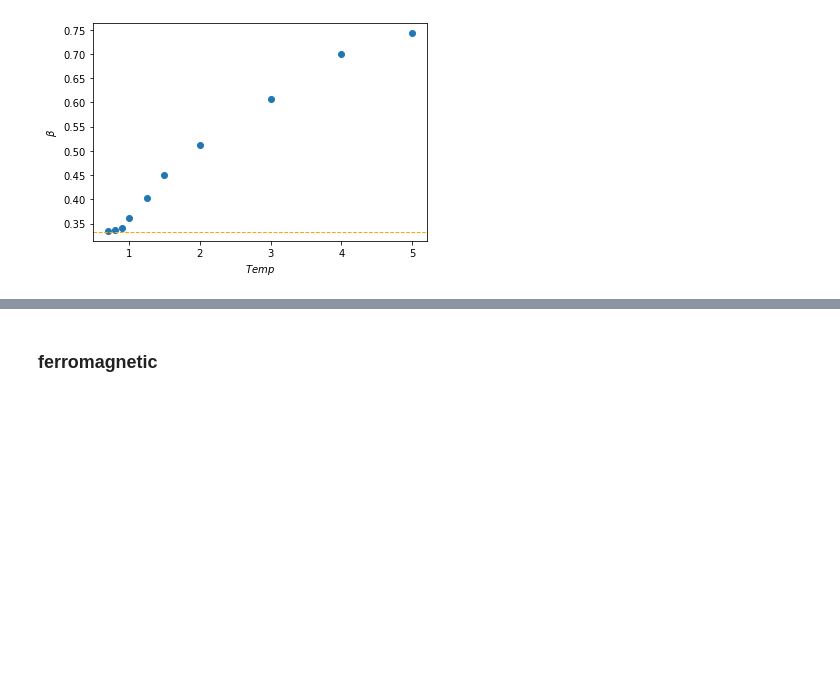
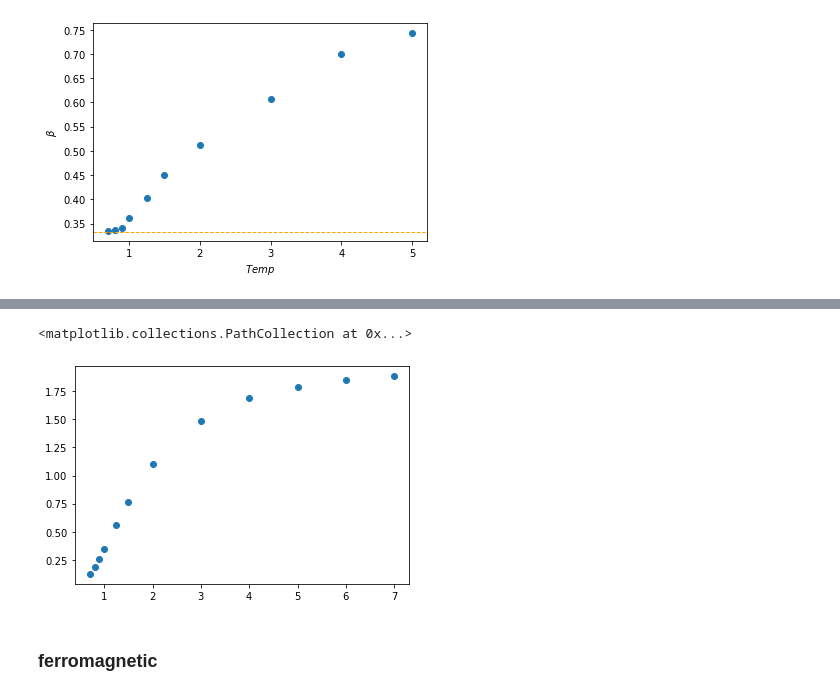
Before and after one commit to zlatovladdka/2d-spin-glasses, a Jupyter notebook: Ising.ipynb, the cells around one changed output, grey strips where cells are left out. Cells and saved outputs as stored; diff of their text form; code cells hidden in the pictures; blank space fills up the shorter version.

```diff
--- a/Ising.ipynb
+++ b/Ising.ipynb
@@ -72,6 +79,24 @@ def observables(Nx, Ny, T):
         c.append(result['Energy2'])
         chi.append(result['Magnetization2'])
     return [np.mean(e), np.mean(m), np.mean(c), np.mean(chi)]
+# %%
+def observables_glass(Nx, Ny, T, dist=0):
+    e, m, chi, c = [], [], [], []
+    for result in client.numerics.glass.find({"Nx": Nx, "Ny": Ny, "T": T}):
+       #  if np.abs(result['corr_values'][-1]) >= 1e-2: continue
+
+        try:
+            if result['Distribution'] != dist:
+                continue
+        except KeyError:
+            if dist != 0:
+                continue
+
+        e.append(result['Energy'])
+        m.append(np.abs(result['Magnetization']))
+        c.append(result['Energy2'])
+        chi.append(result['Magnetization2'])
+    return [np.mean(e), np.mean(m), np.mean(c), np.mean(chi)]
 # %%
 plt.scatter([5.0, 4.0, 3.0, 2.0, 1.5, 1.25, 1.0, 0.9, 0.8, 0.7], [0.74264393, 0.69984329, 0.60699807, 0.51189471, 0.45075815, 0.40359176, 0.36098732, 0.34170817, 0.33704854, 0.33484607])
 plt.ylabel(r'$\beta$')
@@ -115,0 +144,18 @@ Text(0, 0.5, '<q(t)>')
+# %%
+temps = [0.7, 0.8, 0.9, 1.0, 1.25, 1.5, 2.0, 3.0, 4.0, 5.0, 6.0, 7.0]
+char_df = pd.DataFrame()
+for i in temps:
+    char_df = pd.concat([char_df, pd.Series(observables_glass(100, 100, i, dist=0))], axis=1)
+
+char_df.columns = temps
+char_df = char_df.T
+char_df.columns = ['E', 'M', 'C', 'Chi']
+# %%
+temps = [0.8, 0.9, 1.0,1.1,1.2, 1.5, 2.0]
+char_df = pd.DataFrame()
+for i in temps:
+    char_df = pd.concat([char_df, pd.Series(observables_glass(100, 100, i, dist=1))], axis=1)
+
+char_df.columns = temps
+char_df = char_df.T
+char_df.columns = ['E', 'M', 'C', 'Chi']
@@ -116,3 +171,8 @@ Text(0, 0.5, '<q(t)>')
+# %%
+plt.scatter(temps, char_df['C'])
+# %% [output]
+<matplotlib.collections.PathCollection at 0x...>
+[figure, added]
 # %% [markdown]
 ### ferromagnetic
 # %%
```
Also changed, not shown: parts of 3 cells of this notebook, 1 other file.
